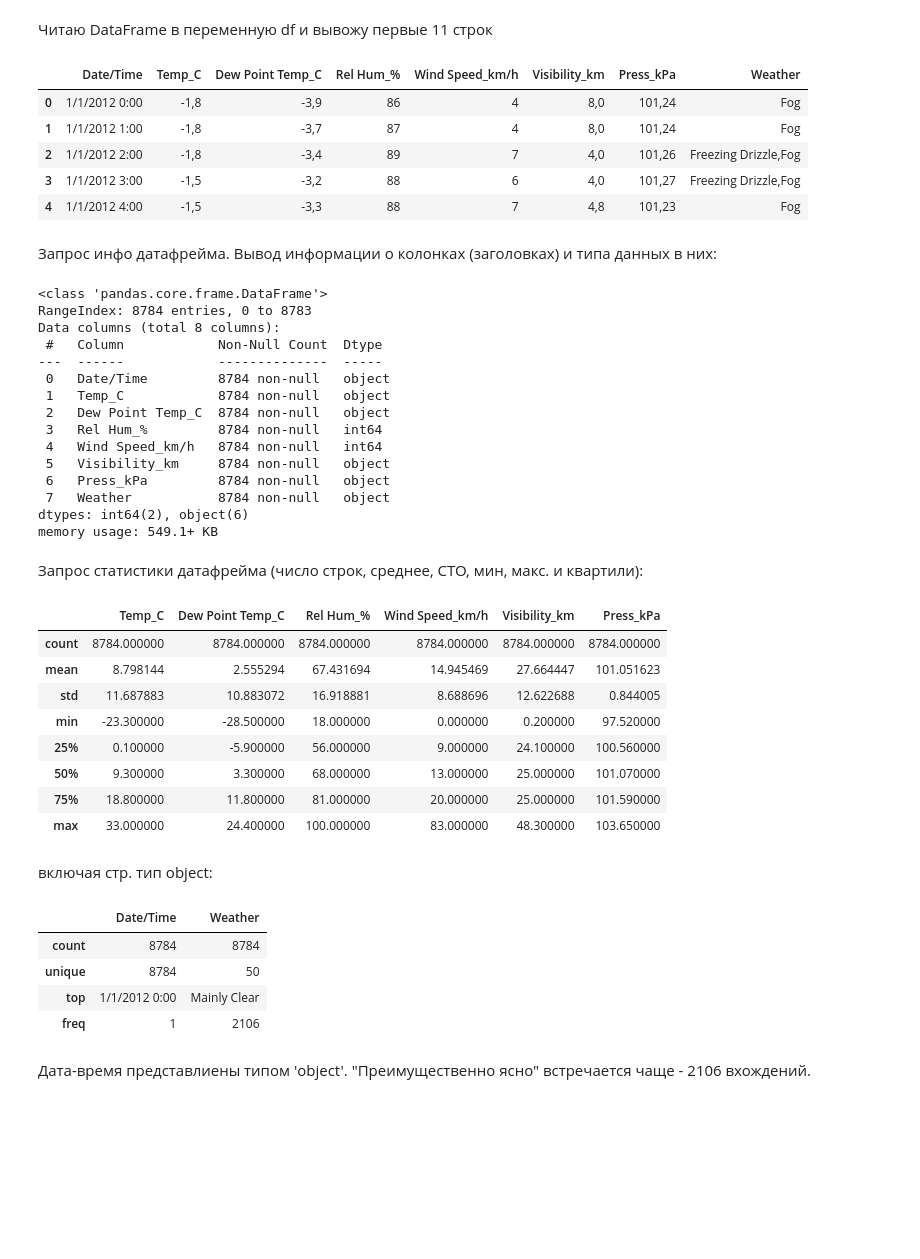
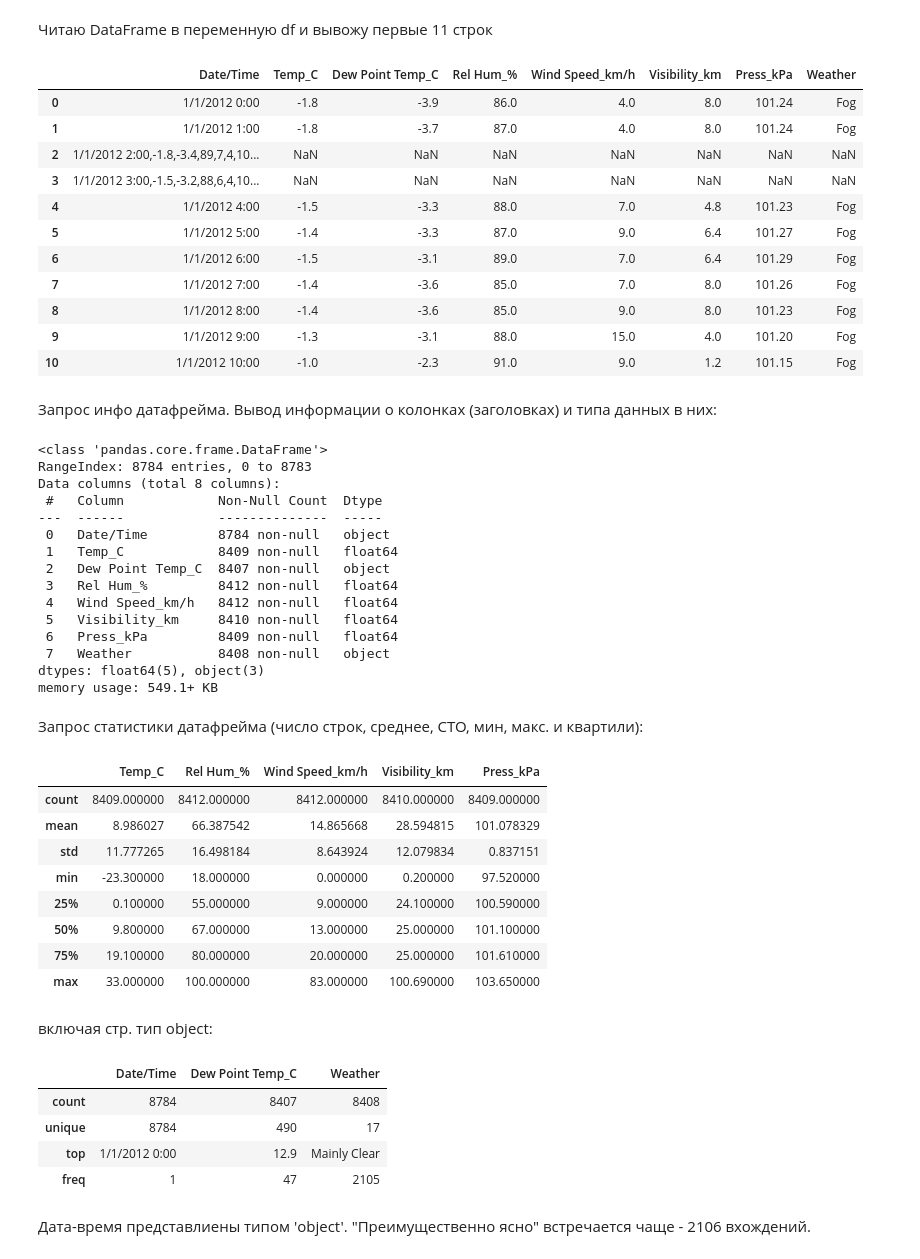
Before and after one commit to qitinnstud/myfirstexperience, a Jupyter notebook: For_homework1.ipynb, the cells around one changed output. Cells and saved outputs as stored; diff of their text form; code cells hidden in the pictures; blank space fills up the shorter version.

```diff
--- a/For_homework1.ipynb
+++ b/For_homework1.ipynb
@@ -18,15 +18,21 @@ Mounted at /content/drive
 # %% [markdown]
 Читаю DataFrame в переменную df и вывожу первые 11 строк
 # %%
-df=pd.read_csv("drive/MyDrive/Weather_Data1.csv", sep='#');
-df.head()
+df=pd.read_csv("drive/MyDrive/Weather_Data.csv");
+df.head(11)
 # %% [output]
 |  | Date/Time | Temp_C | Dew Point Temp_C | Rel Hum_% | Wind Speed_km/h | Visibility_km | Press_kPa | Weather |
-| 0 | 1/1/2012 0:00 | -1,8 | -3,9 | 86 | 4 | 8,0 | 101,24 | Fog |
-| 1 | 1/1/2012 1:00 | -1,8 | -3,7 | 87 | 4 | 8,0 | 101,24 | Fog |
-| 2 | 1/1/2012 2:00 | -1,8 | -3,4 | 89 | 7 | 4,0 | 101,26 | Freezing Drizzle,Fog |
-| 3 | 1/1/2012 3:00 | -1,5 | -3,2 | 88 | 6 | 4,0 | 101,27 | Freezing Drizzle,Fog |
-| 4 | 1/1/2012 4:00 | -1,5 | -3,3 | 88 | 7 | 4,8 | 101,23 | Fog |
+| 0 | 1/1/2012 0:00 | -1.8 | -3.9 | 86.0 | 4.0 | 8.0 | 101.24 | Fog |
+| 1 | 1/1/2012 1:00 | -1.8 | -3.7 | 87.0 | 4.0 | 8.0 | 101.24 | Fog |
+| 2 | 1/1/2012 2:00,-1.8,-3.4,89,7,4,10... | NaN | NaN | NaN | NaN | NaN | NaN | NaN |
+| 3 | 1/1/2012 3:00,-1.5,-3.2,88,6,4,10... | NaN | NaN | NaN | NaN | NaN | NaN | NaN |
+| 4 | 1/1/2012 4:00 | -1.5 | -3.3 | 88.0 | 7.0 | 4.8 | 101.23 | Fog |
+| 5 | 1/1/2012 5:00 | -1.4 | -3.3 | 87.0 | 9.0 | 6.4 | 101.27 | Fog |
+| 6 | 1/1/2012 6:00 | -1.5 | -3.1 | 89.0 | 7.0 | 6.4 | 101.29 | Fog |
+| 7 | 1/1/2012 7:00 | -1.4 | -3.6 | 85.0 | 7.0 | 8.0 | 101.26 | Fog |
+| 8 | 1/1/2012 8:00 | -1.4 | -3.6 | 85.0 | 9.0 | 8.0 | 101.23 | Fog |
+| 9 | 1/1/2012 9:00 | -1.3 | -3.1 | 88.0 | 15.0 | 4.0 | 101.20 | Fog |
+| 10 | 1/1/2012 10:00 | -1.0 | -2.3 | 91.0 | 9.0 | 1.2 | 101.15 | Fog |
 # %%
 df.to_csv("drive/MyDrive/Weather_Data1.csv",sep='#',index=False)
 # %% [markdown]
@@ -40,38 +46,38 @@ Data columns (total 8 columns):
  #   Column            Non-Null Count  Dtype
 ---  ------            --------------  -----
  0   Date/Time         8784 non-null   object
- 1   Temp_C            8784 non-null   object
- 2   Dew Point Temp_C  8784 non-null   object
- 3   Rel Hum_%         8784 non-null   int64
- 4   Wind Speed_km/h   8784 non-null   int64
- 5   Visibility_km     8784 non-null   object
- 6   Press_kPa         8784 non-null   object
- 7   Weather           8784 non-null   object
-dtypes: int64(2), object(6)
+ 1   Temp_C            8409 non-null   float64
+ 2   Dew Point Temp_C  8407 non-null   object
+ 3   Rel Hum_%         8412 non-null   float64
+ 4   Wind Speed_km/h   8412 non-null   float64
+ 5   Visibility_km     8410 non-null   float64
+ 6   Press_kPa         8409 non-null   float64
+ 7   Weather           8408 non-null   object
+dtypes: float64(5), object(3)
 memory usage: 549.1+ KB
 # %% [markdown]
 Запрос статистики датафрейма (число строк, среднее, СТО, мин, макс. и квартили):
 # %%
 df.describe()
 # %% [output]
-|  | Temp_C | Dew Point Temp_C | Rel Hum_% | Wind Speed_km/h | Visibility_km | Press_kPa |
-| count | 8784.000000 | 8784.000000 | 8784.000000 | 8784.000000 | 8784.000000 | 8784.000000 |
-| mean | 8.798144 | 2.555294 | 67.431694 | 14.945469 | 27.664447 | 101.051623 |
-| std | 11.687883 | 10.883072 | 16.918881 | 8.688696 | 12.622688 | 0.844005 |
-| min | -23.300000 | -28.500000 | 18.000000 | 0.000000 | 0.200000 | 97.520000 |
-| 25% | 0.100000 | -5.900000 | 56.000000 | 9.000000 | 24.100000 | 100.560000 |
-| 50% | 9.300000 | 3.300000 | 68.000000 | 13.000000 | 25.000000 | 101.070000 |
-| 75% | 18.800000 | 11.800000 | 81.000000 | 20.000000 | 25.000000 | 101.590000 |
-| max | 33.000000 | 24.400000 | 100.000000 | 83.000000 | 48.300000 | 103.650000 |
+|  | Temp_C | Rel Hum_% | Wind Speed_km/h | Visibility_km | Press_kPa |
+| count | 8409.000000 | 8412.000000 | 8412.000000 | 8410.000000 | 8409.000000 |
+| mean | 8.986027 | 66.387542 | 14.865668 | 28.594815 | 101.078329 |
+| std | 11.777265 | 16.498184 | 8.643924 | 12.079834 | 0.837151 |
+| min | -23.300000 | 18.000000 | 0.000000 | 0.200000 | 97.520000 |
+| 25% | 0.100000 | 55.000000 | 9.000000 | 24.100000 | 100.590000 |
+| 50% | 9.800000 | 67.000000 | 13.000000 | 25.000000 | 101.100000 |
+| 75% | 19.100000 | 80.000000 | 20.000000 | 25.000000 | 101.610000 |
+| max | 33.000000 | 100.000000 | 83.000000 | 100.690000 | 103.650000 |
 # %% [markdown]
 включая стр. тип object:
 # %%
 df.describe(include='object')
 # %% [output]
-|  | Date/Time | Weather |
-| count | 8784 | 8784 |
-| unique | 8784 | 50 |
-| top | 1/1/2012 0:00 | Mainly Clear |
-| freq | 1 | 2106 |
+|  | Date/Time | Dew Point Temp_C | Weather |
+| count | 8784 | 8407 | 8408 |
+| unique | 8784 | 490 | 17 |
+| top | 1/1/2012 0:00 | 12.9 | Mainly Clear |
+| freq | 1 | 47 | 2105 |
 # %% [markdown]
 Дата-время представлиены типом 'object'. "Преимущественно ясно" встречается чаще - 2106 вхождений.
```
Also changed, not shown: parts of 1 cell of this notebook.
